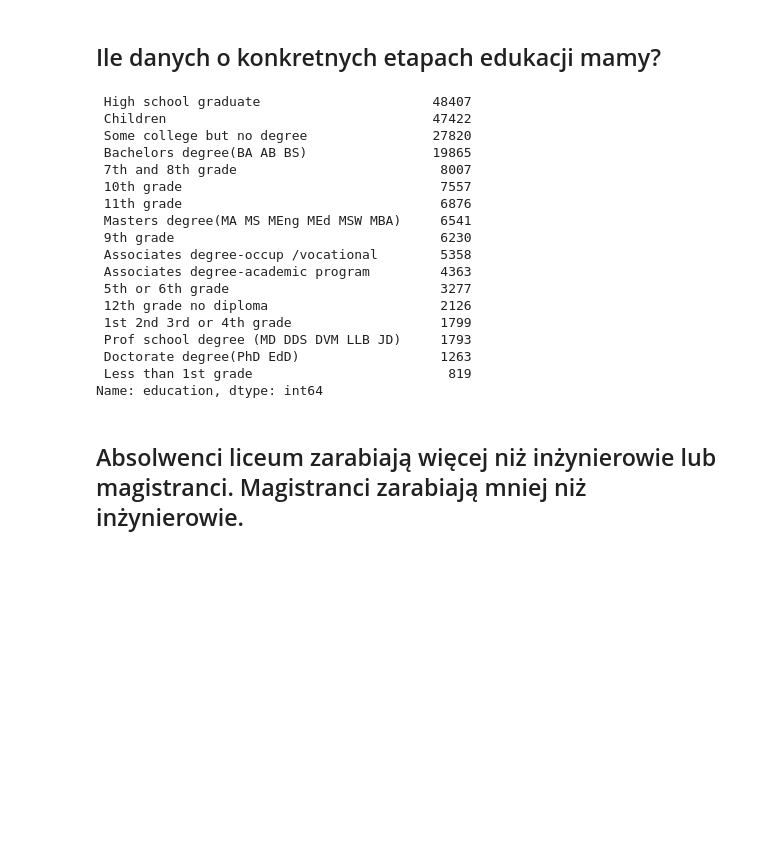
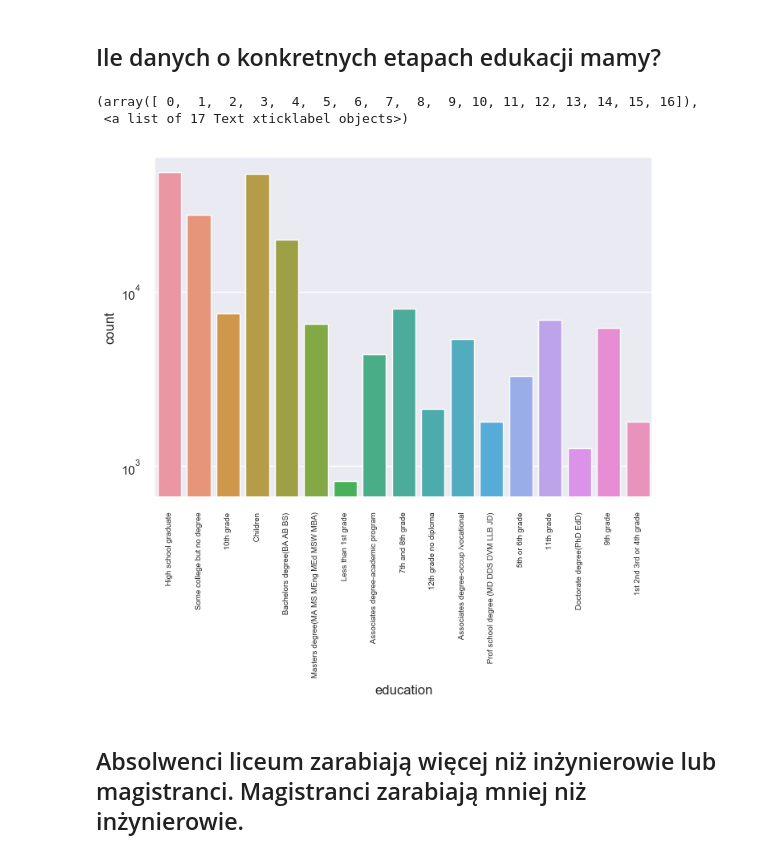
Before and after one commit to huntekah/Warsztaty_Big_Data_Allegro_Lidl, a Jupyter notebook: Warsztaty_Big_Data_Allegro_Lidl.ipynb, the cells around one changed output. Drawn from its saved outputs; the diff is of its cells as text; code cells hidden in the pictures; blank space fills up the shorter version.

```diff
--- a/Warsztaty_Big_Data_Allegro_Lidl.ipynb
+++ b/Warsztaty_Big_Data_Allegro_Lidl.ipynb
@@ -152,27 +152,14 @@ plt.legend(bbox_to_anchor=(1.05, 1), loc=2, borderaxespad=0.)
 [figure]
 # %% [markdown]
 ## Ile danych o konkretnych etapach edukacji mamy?
-# %%
-data["education"].value_counts()
-# %% [output]
- High school graduate                      48407
- Children                                  47422
- Some college but no degree                27820
- Bachelors degree(BA AB BS)                19865
- 7th and 8th grade                          8007
- 10th grade                                 7557
- 11th grade                                 6876
- Masters degree(MA MS MEng MEd MSW MBA)     6541
- 9th grade                                  6230
- Associates degree-occup /vocational        5358
- Associates degree-academic program         4363
- 5th or 6th grade                           3277
- 12th grade no diploma                      2126
- 1st 2nd 3rd or 4th grade                   1799
- Prof school degree (MD DDS DVM LLB JD)     1793
- Doctorate degree(PhD EdD)                  1263
- Less than 1st grade                         819
-Name: education, dtype: int64
+# %%
+data["education"].value_counts()
+sns.countplot(x = data["education"] ).set_yscale('log')
+plt.xticks(rotation=90, fontsize=7)
+# %% [output]
+(array([ 0,  1,  2,  3,  4,  5,  6,  7,  8,  9, 10, 11, 12, 13, 14, 15, 16]),
+ <a list of 17 Text xticklabel objects>)
+[figure, added]
 # %% [markdown]
 ## Absolwenci liceum zarabiają więcej niż inżynierowie lub magistranci.  Magistranci zarabiają mniej niż inżynierowie.
 # %%
```
Also changed, not shown: parts of 7 cells of this notebook.
